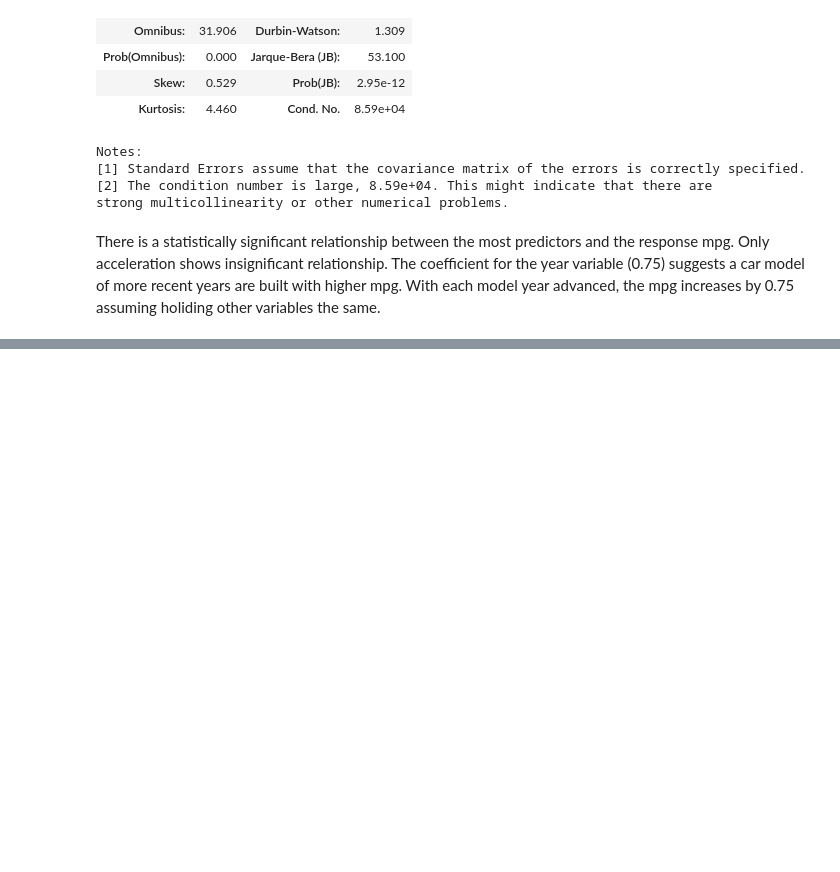
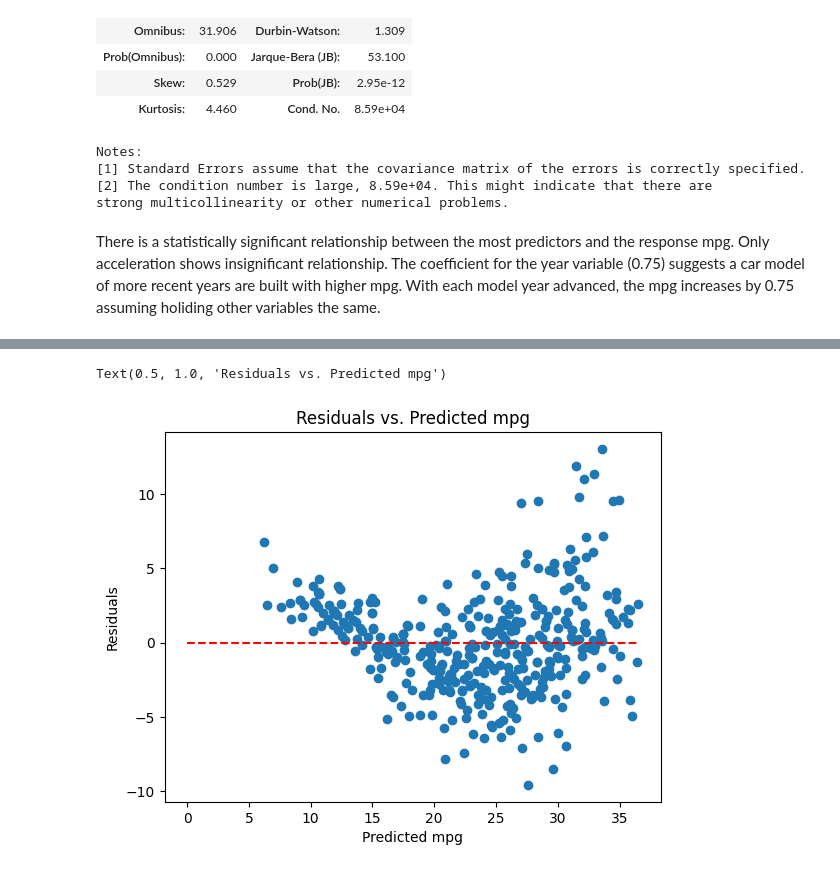
Before and after one commit to mw1296/DSAN5300, a Jupyter notebook: homeworks/HW-2/HW-2.ipynb, the cells around one changed output, grey strips where cells are left out. Drawn from its saved outputs; the diff is of its cells as text; code cells hidden in the pictures; blank space fills up the shorter version.

```diff
--- a/homeworks/HW-2/HW-2.ipynb
+++ b/homeworks/HW-2/HW-2.ipynb
@@ -242,0 +263,11 @@ There is a statistically significant relationship between the most predictors an
+# %%
+# plot residual plot
+residuals = mlr_model.resid
+plt.scatter(y_pred, residuals)
+plt.plot([0,max(y_pred)],[0,0], '--', color='red')
+plt.xlabel('Predicted mpg')
+plt.ylabel('Residuals')
+plt.title('Residuals vs. Predicted mpg')
+# %% [output]
+Text(0.5, 1.0, 'Residuals vs. Predicted mpg')
+[figure, added]
```
Also changed, not shown: parts of 6 cells of this notebook.
